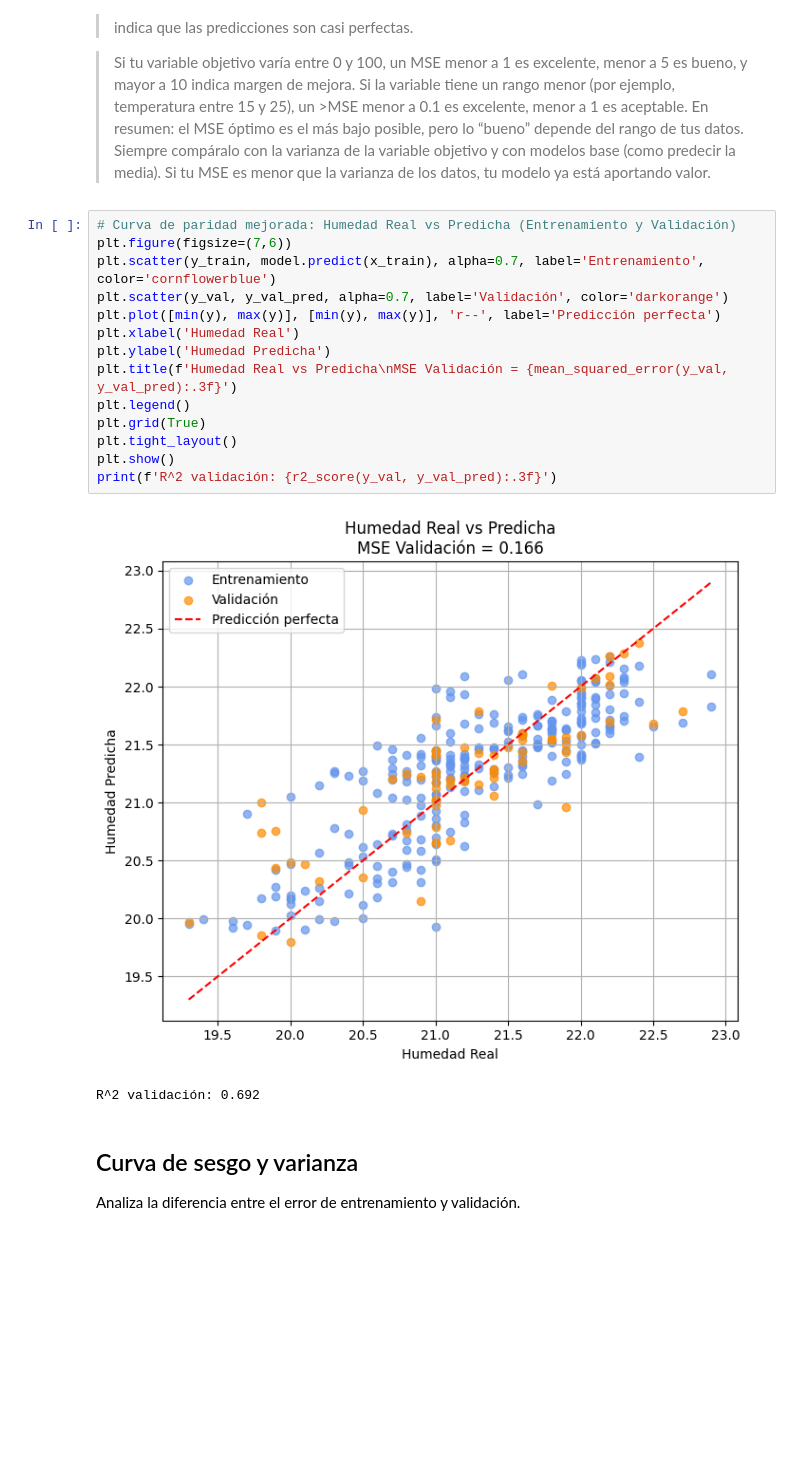
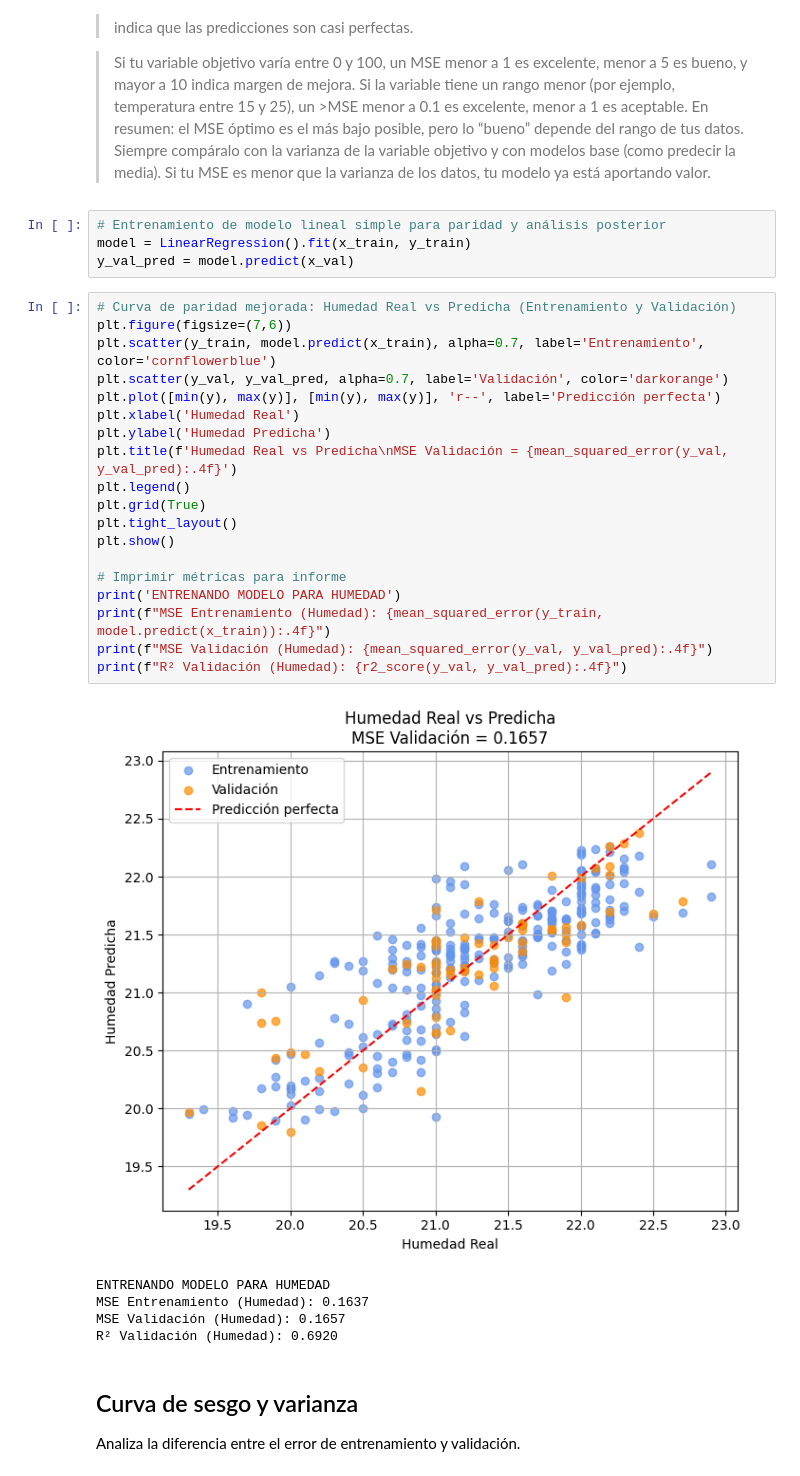
Before and after one commit to Adriana276/ML_LPTM, a Jupyter notebook: ML/tarea/regresion_lineal_2.ipynb, the cells around one changed output. Saved outputs shown, nothing was run; the diff lists cells and outputs as text; blank space fills up the shorter version.

```diff
--- a/ML/tarea/regresion_lineal_2.ipynb
+++ b/ML/tarea/regresion_lineal_2.ipynb
@@ -73,23 +155,35 @@ Compara las predicciones del modelo con los valores reales.
 >Si tu variable objetivo varía entre 0 y 100, un MSE menor a 1 es excelente, menor a 5 es bueno, y mayor a 10 indica margen de mejora.
 >Si la variable tiene un rango menor (por ejemplo, temperatura entre 15 y 25), un >MSE menor a 0.1 es excelente, menor a 1 es aceptable.
 >En resumen: el MSE óptimo es el más bajo posible, pero lo “bueno” depende del rango de tus datos. Siempre compáralo con la varianza de la variable objetivo y con modelos base (como predecir la media). Si tu MSE es menor que la varianza de los datos, tu modelo ya está aportando valor.
+# %%
+# Entrenamiento de modelo lineal simple para paridad y análisis posterior
+model = LinearRegression().fit(x_train, y_train)
+y_val_pred = model.predict(x_val)
 # %%
 # Curva de paridad mejorada: Humedad Real vs Predicha (Entrenamiento y Validación)
 plt.figure(figsize=(7,6))
 plt.scatter(y_train, model.predict(x_train), alpha=0.7, label='Entrenamiento', color='cornflowerblue')
 plt.scatter(y_val, y_val_pred, alpha=0.7, label='Validación', color='darkorange')
 plt.plot([min(y), max(y)], [min(y), max(y)], 'r--', label='Predicción perfecta')
 plt.xlabel('Humedad Real')
 plt.ylabel('Humedad Predicha')
-plt.title(f'Humedad Real vs Predicha\nMSE Validación = {mean_squared_error(y_val, y_val_pred):.3f}')
+plt.title(f'Humedad Real vs Predicha\nMSE Validación = {mean_squared_error(y_val, y_val_pred):.4f}')
 plt.legend()
 plt.grid(True)
 plt.tight_layout()
 plt.show()
-print(f'R^2 validación: {r2_score(y_val, y_val_pred):.3f}')
+
+# Imprimir métricas para informe
+print('ENTRENANDO MODELO PARA HUMEDAD')
+print(f"MSE Entrenamiento (Humedad): {mean_squared_error(y_train, model.predict(x_train)):.4f}")
+print(f"MSE Validación (Humedad): {mean_squared_error(y_val, y_val_pred):.4f}")
+print(f"R² Validación (Humedad): {r2_score(y_val, y_val_pred):.4f}")
 # %% [output]
-[figure, old version]
+[figure, new version]
-R^2 validación: 0.692
+ENTRENANDO MODELO PARA HUMEDAD
+MSE Entrenamiento (Humedad): 0.1637
+MSE Validación (Humedad): 0.1657
+R² Validación (Humedad): 0.6920
 # %% [markdown]
 ## Curva de sesgo y varianza
 Analiza la diferencia entre el error de entrenamiento y validación.
```
Also changed, not shown: parts of 3 cells of this notebook, 15 other files.
